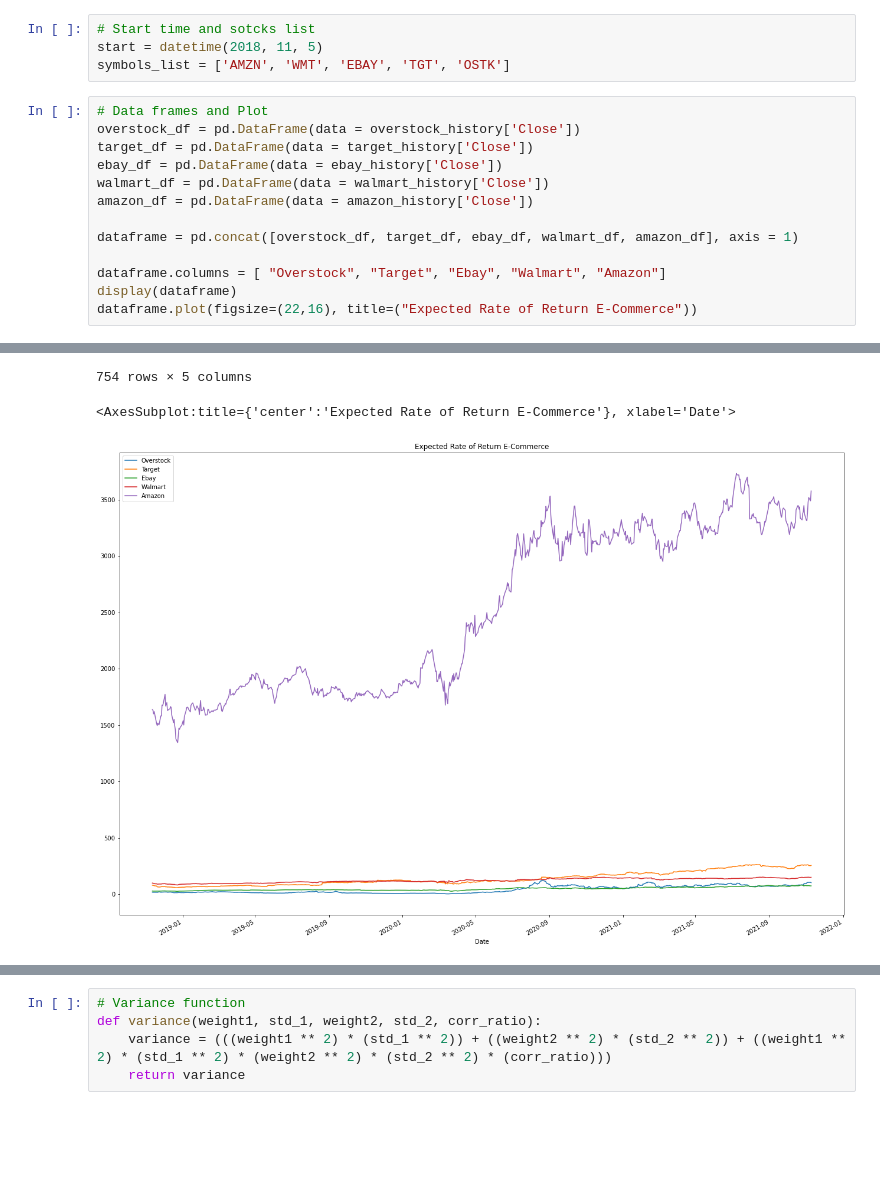
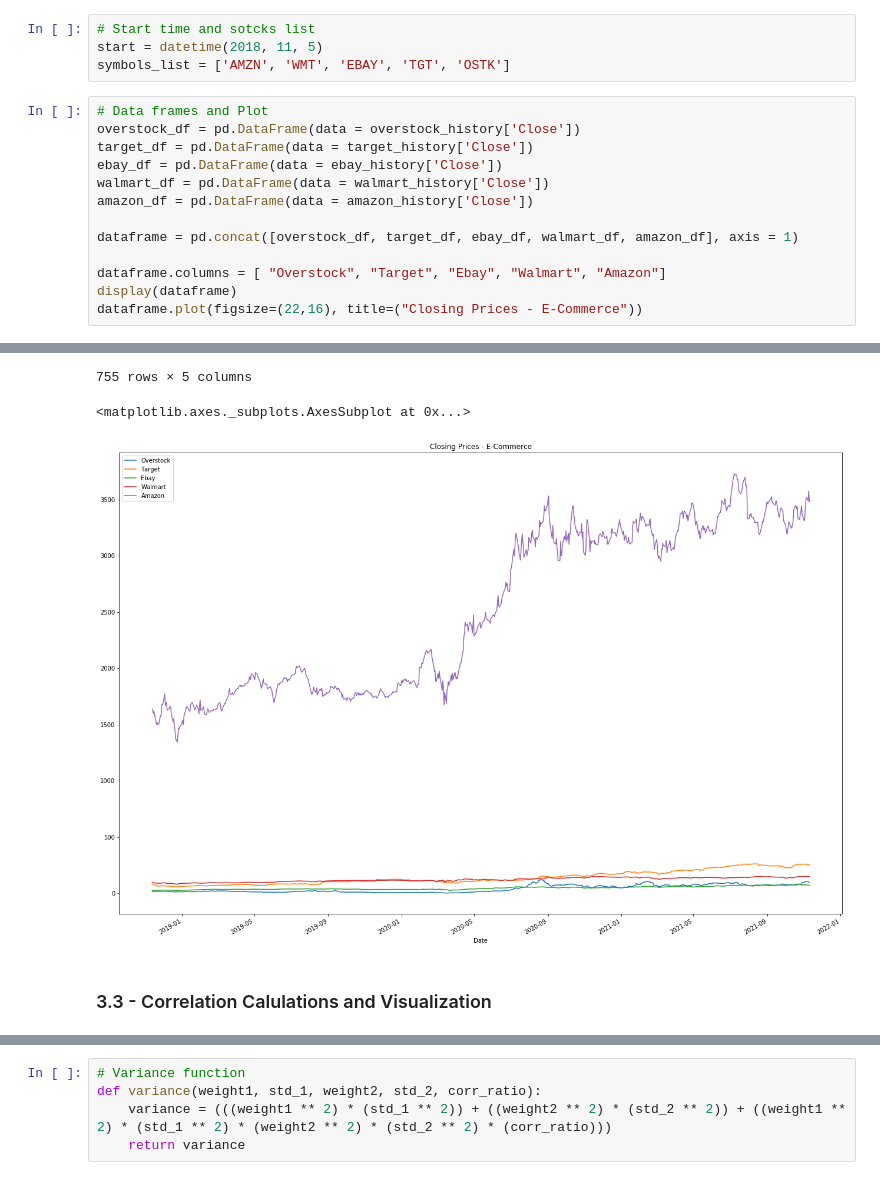
Before and after one commit to jojomani/modern_ecommerce_analysis, a Jupyter notebook: modern_ecom_analysis.ipynb, the cells around one changed output, grey strips where cells are left out. Cells and saved outputs as stored; diff of their text form; blank space fills up the shorter version.

```diff
--- a/modern_ecom_analysis.ipynb
+++ b/modern_ecom_analysis.ipynb
@@ -323,7 +381,7 @@ dataframe = pd.concat([overstock_df, target_df, ebay_df, walmart_df, amazon_df],
 
 dataframe.columns = [ "Overstock", "Target", "Ebay", "Walmart", "Amazon"]
 display(dataframe)
-dataframe.plot(figsize=(22,16), title=("Expected Rate of Return E-Commerce"))
+dataframe.plot(figsize=(22,16), title=("Closing Prices - E-Commerce"))
 # %% [output]
 |  | Overstock | Target | Ebay | Walmart | Amazon |
 | Date |  |  |  |  |  |
@@ -341,6 +399,8 @@ dataframe.plot(figsize=(22,16), title=("Expected Rate of Return E-Commerce"))
-754 rows × 5 columns
+755 rows × 5 columns
-<AxesSubplot:title={'center':'Expected Rate of Return E-Commerce'}, xlabel='Date'>
+<matplotlib.axes._subplots.AxesSubplot at 0x...>
-[figure, old version]
+[figure, new version]
+# %% [markdown]
+### 3.3 - Correlation Calulations and Visualization
 # %%
 # Correlation of all stocks
 corr_df = dataframe.corr(method='pearson')
```
Also changed, not shown: parts of 86 cells of this notebook.
